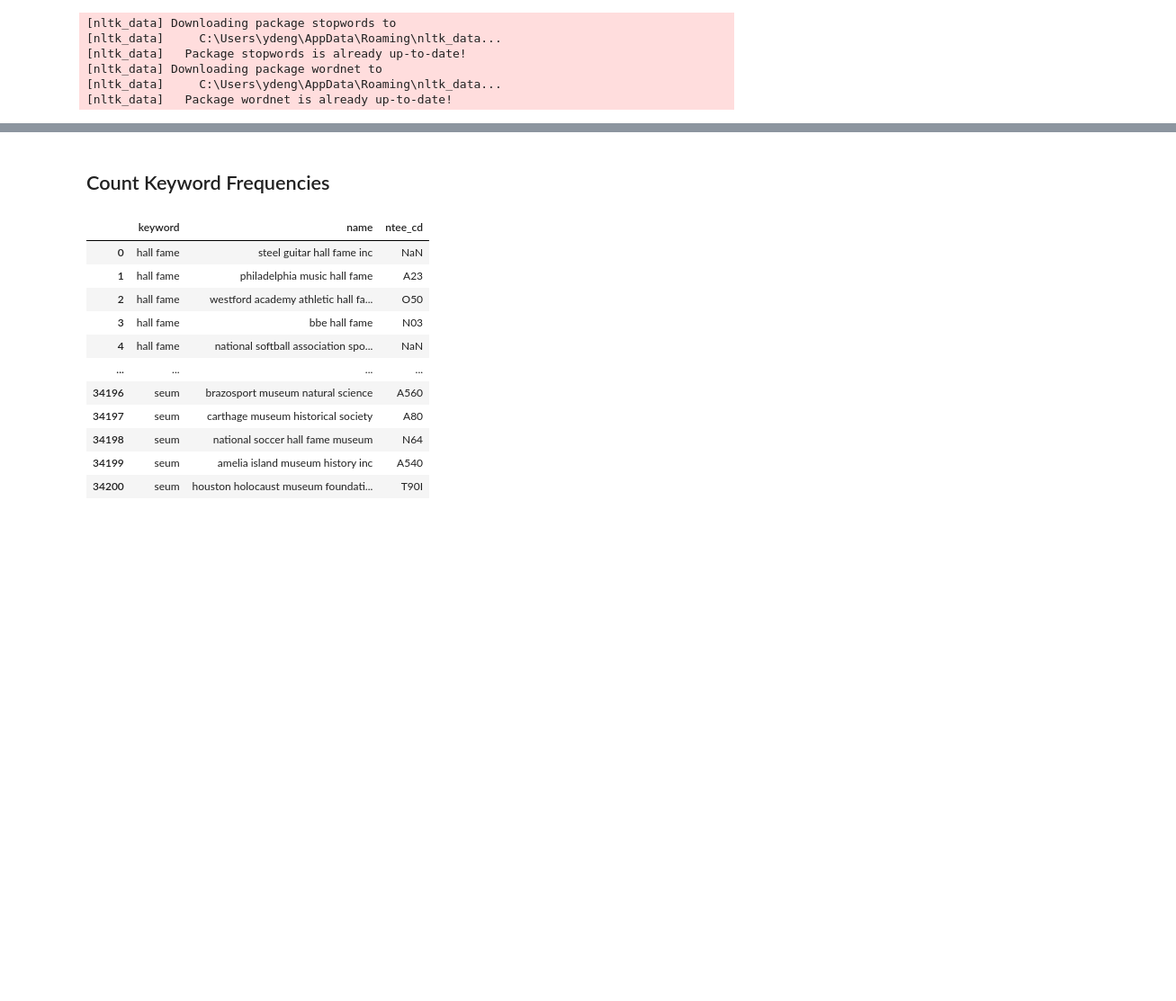
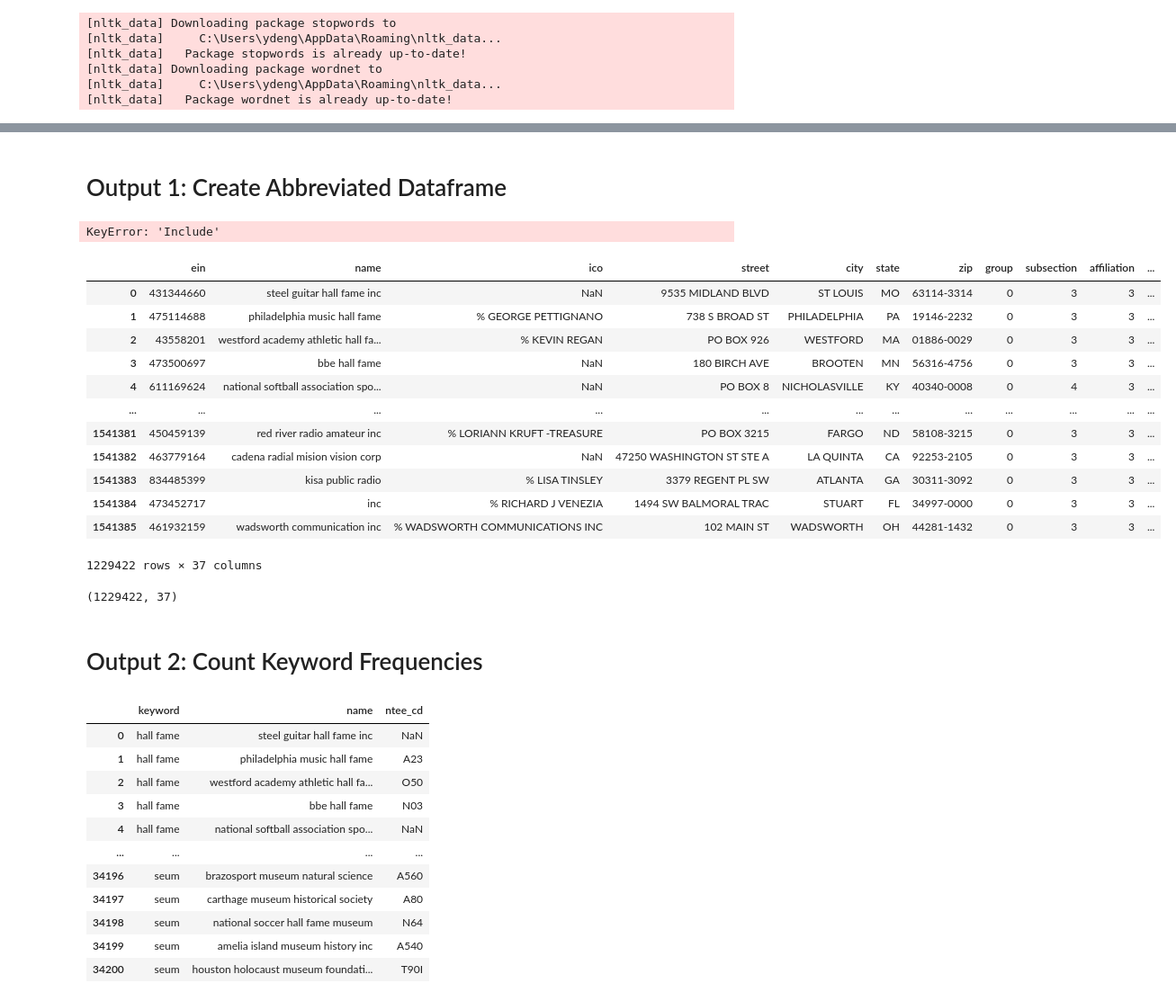
Before and after one commit to American-Institutes-for-Research/ATES-Credentials---Word_Cloud_Frequency, a Jupyter notebook: 3. Count Keyword Frequencies.ipynb, the cells around one changed output, grey strips where cells are left out. Shown: that part at 90% size. Saved outputs shown, nothing was run; the diff lists cells and outputs as text; code cells hidden in the pictures; blank space fills up the shorter version.

Commit message:
Recreate abbreviated data with new keyword list

```diff
--- a/3. Count Keyword Frequencies.ipynb
+++ b/3. Count Keyword Frequencies.ipynb
@@ -66,4 +66,6 @@ df["name"] = names
 # %%
+keyword_df = pd.read_csv("Keyword_Final_Draft_121521.csv")
+
 # make keywords lowercase
 keywords = keyword_df["Keyword"]
 keywords = [str(keyword).lower() for keyword in keywords]
@@ -159,0 +108,54 @@ df_abbr.to_csv("3_Data_IRS_ExcludeMuseumOnly_abbr.csv")
+# %% [markdown]
+# Output 1: Create Abbreviated Dataframe
+# %%
+# build new abbreviated dataframe with only rows where there is ntee_cd not NA or a keyword match
+
+# df with keyword matches from list 1
+is_1 = keyword_df["Include"] == 1
+keyword_df_1 = keyword_df[is_1]
+df_keyword_1 = pd.DataFrame()
+for keyword in keyword_df_1["Keyword"]:
+    chunk = df[df['name'].str.contains(keyword)]
+    chunk["keyword"] = keyword
+    df_keyword_1 = pd.concat([df_keyword_1, chunk], ignore_index=True)  # add rows that contain this keyword
+
+# add "-seum" matches to df_keyword_1
+chunk = df[df['name'].str.contains("seum")]  # any containing "museum" will be removed during drop_duplicates later on
+chunk["keyword"] = "seum"
+df_keyword_1 = pd.concat([df_keyword_1, chunk], ignore_index=True)
+df_keyword_1 = df_keyword_1.drop_duplicates()
+
+# df with keyword matches from list 2
+is_2 = keyword_df["Include"] == 2
+keyword_df_2 = keyword_df[is_2]
+df_keyword_2 = pd.DataFrame()
+for keyword in keyword_df_2["Keyword"]:
+    chunk = df[df['name'].str.contains(keyword)]
+    chunk["keyword"] = keyword
+    df_keyword_2 = pd.concat([df_keyword_2, chunk], ignore_index=True)  # add rows that contain this keyword
+df_keyword_2 = df_keyword_2.drop_duplicates()
+
+# df with non-missing ntee_cd
+df_not_na = df[df["ntee_cd"].notna()]
+df_not_na["keyword"] = ""
+# %% [output]
+KeyError: 'Include'
+# %%
+# create abbreviated df by combining keyword matches and missing ctee_cds
+df_abbr = pd.concat([df_keyword_1, df_keyword_2, df_not_na], ignore_index=True)  # add rows that contain this keyword
+df_abbr = df_abbr.drop_duplicates("ein", keep='first')
+df_abbr
+# %% [output]
+|  | ein | name | ico | street | city | state | zip | group | subsection | affiliation | ... |
+| 0 | 431344660 | steel guitar hall fame inc | NaN | 9535 MIDLAND BLVD | ST LOUIS | MO | 63114-3314 | 0 | 3 | 3 | ... |
+| 1 | 475114688 | philadelphia music hall fame | % GEORGE PETTIGNANO | 738 S BROAD ST | PHILADELPHIA | PA | 19146-2232 | 0 | 3 | 3 | ... |
+| 2 | 43558201 | westford academy athletic hall fa... | % KEVIN REGAN | PO BOX 926 | WESTFORD | MA | 01886-0029 | 0 | 3 | 3 | ... |
+| 3 | 473500697 | bbe hall fame | NaN | 180 BIRCH AVE | BROOTEN | MN | 56316-4756 | 0 | 3 | 3 | ... |
+| 4 | 611169624 | national softball association spo... | NaN | PO BOX 8 | NICHOLASVILLE | KY | 40340-0008 | 0 | 4 | 3 | ... |
+| ... | ... | ... | ... | ... | ... | ... | ... | ... | ... | ... | ... |
+| 1541381 | 450459139 | red river radio amateur inc | % LORIANN KRUFT -TREASURE | PO BOX 3215 | FARGO | ND | 58108-3215 | 0 | 3 | 3 | ... |
+| 1541382 | 463779164 | cadena radial mision vision corp | NaN | 47250 WASHINGTON ST STE A | LA QUINTA | CA | 92253-2105 | 0 | 3 | 3 | ... |
+| 1541383 | 834485399 | kisa public radio | % LISA TINSLEY | 3379 REGENT PL SW | ATLANTA | GA | 30311-3092 | 0 | 3 | 3 | ... |
+| 1541384 | 473452717 | inc | % RICHARD J VENEZIA | 1494 SW BALMORAL TRAC | STUART | FL | 34997-0000 | 0 | 3 | 3 | ... |
+| 1541385 | 461932159 | wadsworth communication inc | % WADSWORTH COMMUNICATIONS INC | 102 MAIN ST | WADSWORTH | OH | 44281-1432 | 0 | 3 | 3 | ... |
+1229422 rows × 37 columns
@@ -160,5 +165,9 @@ df_abbr.to_csv("3_Data_IRS_ExcludeMuseumOnly_abbr.csv")
+# %%
+df_abbr.shape
+# %% [output]
+(1229422, 37)
 # %% [markdown]
-## Count Keyword Frequencies
+# Output 2: Count Keyword Frequencies
 # %%
 matching_keywords_1 =df_keyword_1[["keyword", "name", "ntee_cd"]]
 
```
Also changed, not shown: parts of 17 cells of this notebook, 2 other files.
